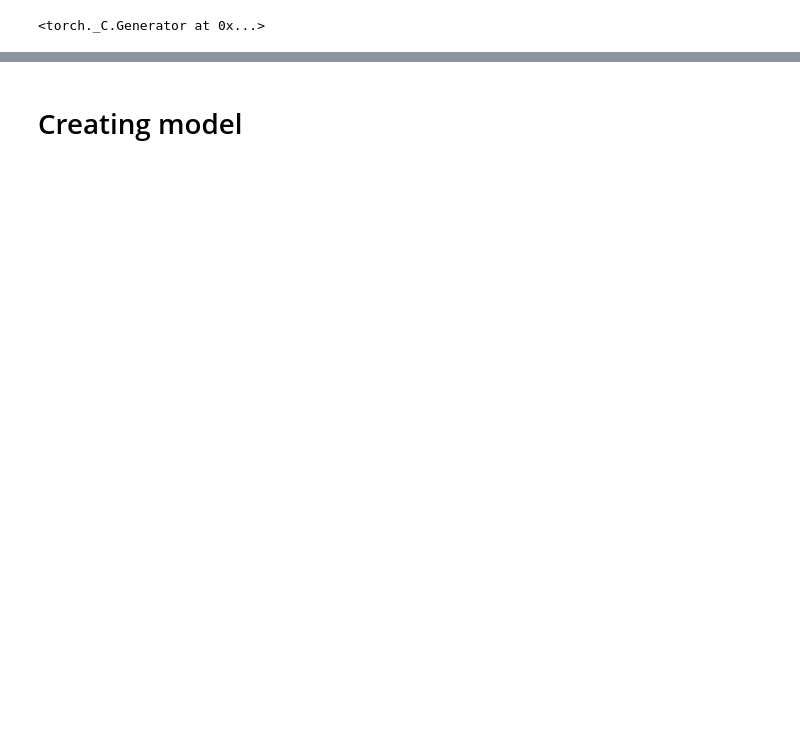
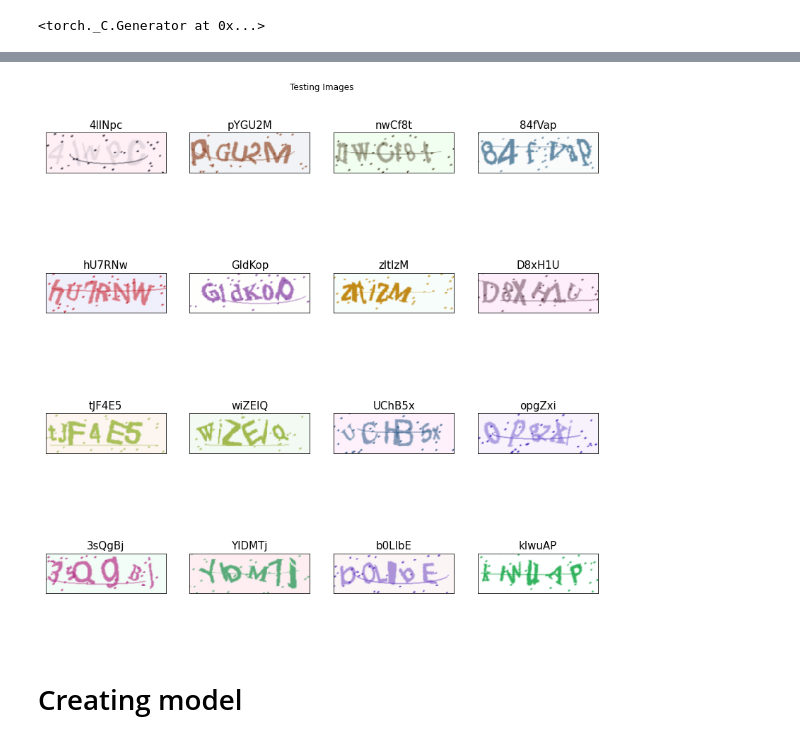
Before and after one commit to Strojove-uceni/final-projects-i_am_not_a_robot, a Jupyter notebook: captcha_model.ipynb, the cells around one changed output, grey strips where cells are left out. Saved outputs shown, nothing was run; the diff lists cells and outputs as text; code cells hidden in the pictures; blank space fills up the shorter version.

```diff
--- a/captcha_model.ipynb
+++ b/captcha_model.ipynb
@@ -173,2 +207,18 @@ plt.imshow(np.transpose(vutils.make_grid(real_batch[0].to(device)[:64], padding=
+# %%
+# view some test images
+real_batch = next(iter(test_loader))
+real_batch_pictures = np.transpose(real_batch[0].to(device).cpu().detach().numpy(),(0,2,3,1))
+real_batch_pictures = UnNormalizeBatch(real_batch_pictures)
+
+fig = plt.figure(figsize=(14,14))
+plt.axis("off")
+plt.title("Testing Images")
+
+for i in range(16):
+    ax = fig.add_subplot(4, 4, i + 1, xticks=[], yticks=[])
+    ax.imshow(real_batch_pictures[i], interpolation='nearest')
+    plt.title(real_batch[1][i], color='k', fontsize=15)
+# %% [output]
+[figure, added]
 # %% [markdown]
 # Creating model
```
Also changed, not shown: parts of 15 cells of this notebook.
